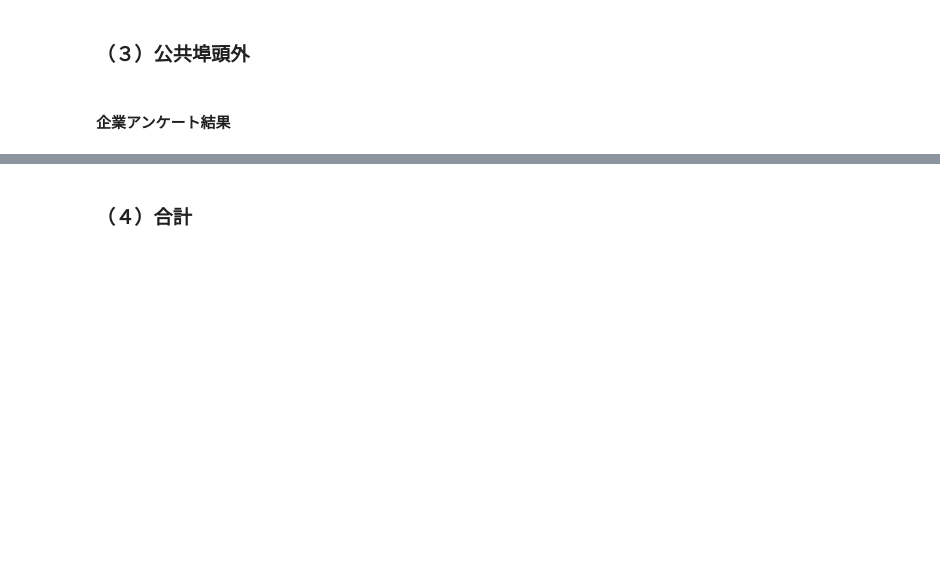
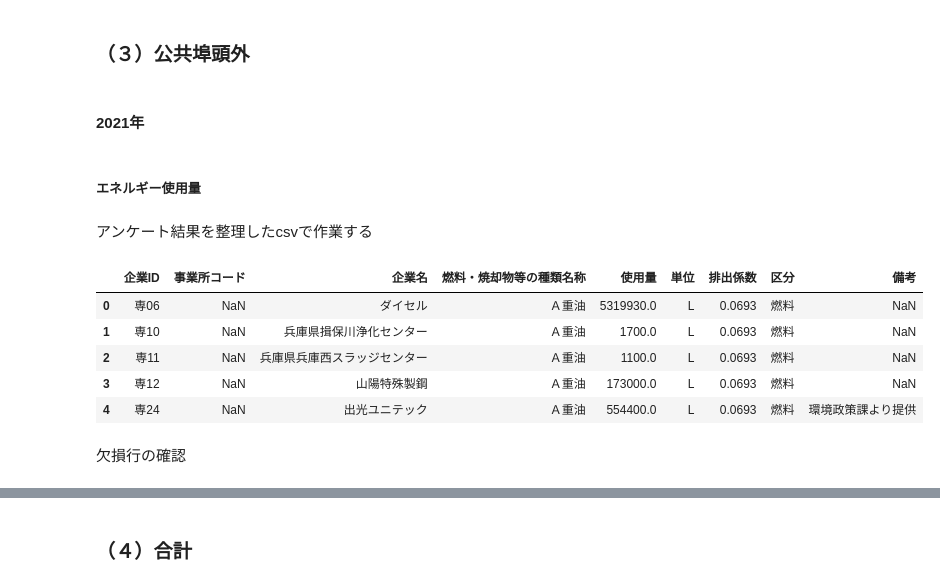
Before and after one commit to dicechick373/google-colab, a Jupyter notebook: 10_kouwan/03_播磨臨海CNP.ipynb, the cells around one changed output, grey strips where cells are left out. Saved outputs shown, nothing was run; the diff lists cells and outputs as text; code cells hidden in the pictures; blank space fills up the shorter version.

```diff
--- a/10_kouwan/03_播磨臨海CNP.ipynb
+++ b/10_kouwan/03_播磨臨海CNP.ipynb
@@ -474,4 +456,29 @@ df_carryin_lng.to_csv('/content/全国港湾のLNG搬入量_2020.csv',encoding='
 # %% [markdown]
 ### （３）公共埠頭外
 # %% [markdown]
-#### 企業アンケート結果
+#### 2021年
+# %% [markdown]
+##### エネルギー使用量
+# %% [markdown]
+アンケート結果を整理したcsvで作業する
+# %%
+"""
+csvを読み込む関数
+"""
+def read_csv(path):
+  # エンコードはcp932を指定
+  df = pd.read_csv(path,encoding="cp932")
+
+  return df
+
+df_energy_2021 = read_csv('/content/企業のエネルギー使用量_2021.csv')
+df_energy_2021.head()
+# %% [output]
+|  | 企業ID | 事業所コード | 企業名 | 燃料・焼却物等の種類名称 | 使用量 | 単位 | 排出係数 | 区分 | 備考 |
+| 0 | 専06 | NaN | ダイセル | Ａ重油 | 5319930.0 | L | 0.0693 | 燃料 | NaN |
+| 1 | 専10 | NaN | 兵庫県揖保川浄化センター | Ａ重油 | 1700.0 | L | 0.0693 | 燃料 | NaN |
+| 2 | 専11 | NaN | 兵庫県兵庫西スラッジセンター | Ａ重油 | 1100.0 | L | 0.0693 | 燃料 | NaN |
+| 3 | 専12 | NaN | 山陽特殊製鋼 | Ａ重油 | 173000.0 | L | 0.0693 | 燃料 | NaN |
+| 4 | 専24 | NaN | 出光ユニテック | Ａ重油 | 554400.0 | L | 0.0693 | 燃料 | 環境政策課より提供 |
+# %% [markdown]
+欠損行の確認
```
Also changed, not shown: parts of 5 cells of this notebook.
